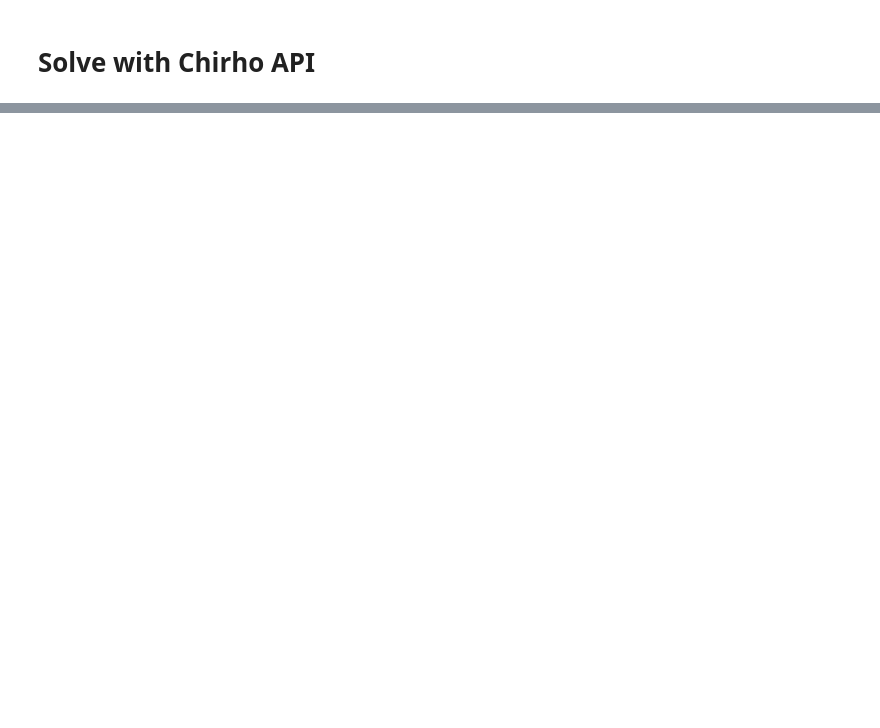
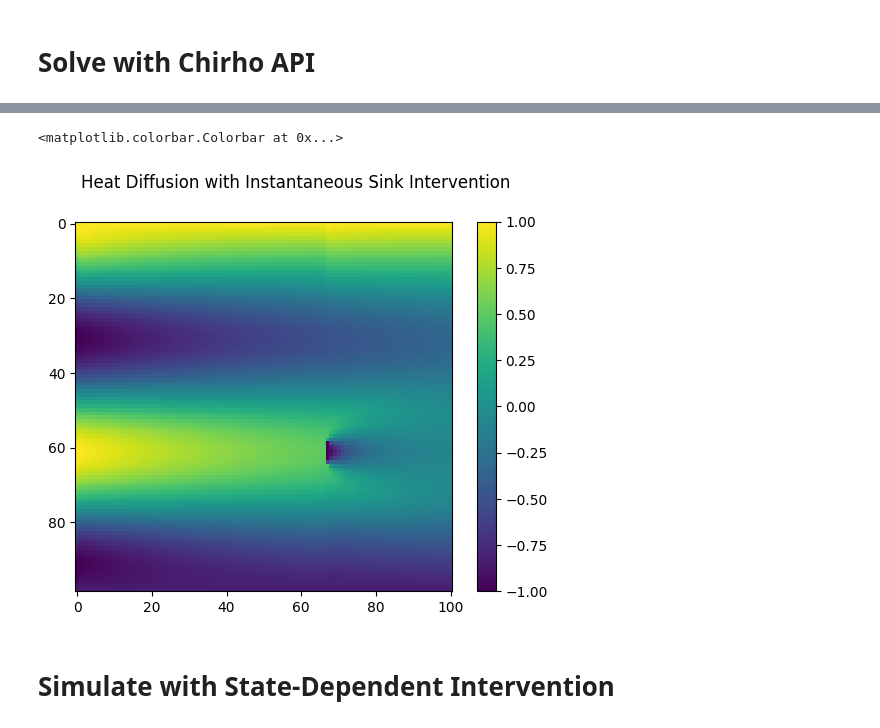
Before and after one commit to BasisResearch/chirho_diffeqpy, a Jupyter notebook: scratch/mol_notebook.ipynb, the cells around one changed output, grey strips where cells are left out. Drawn from its saved outputs; the diff is of its cells as text; code cells hidden in the pictures; blank space fills up the shorter version.

```diff
--- a/scratch/mol_notebook.ipynb
+++ b/scratch/mol_notebook.ipynb
@@ -165,0 +135,9 @@ torch.Size([99, 101])
+# %%
+plt.imshow(lt_static.trajectory['u'].detach())
+plt.suptitle('Heat Diffusion with Instantaneous Sink Intervention')
+plt.colorbar()
+# %% [output]
+<matplotlib.colorbar.Colorbar at 0x...>
+[figure, added]
+# %% [markdown]
+# Simulate with State-Dependent Intervention
```
Also changed, not shown: parts of 31 cells of this notebook, 2 other files.
